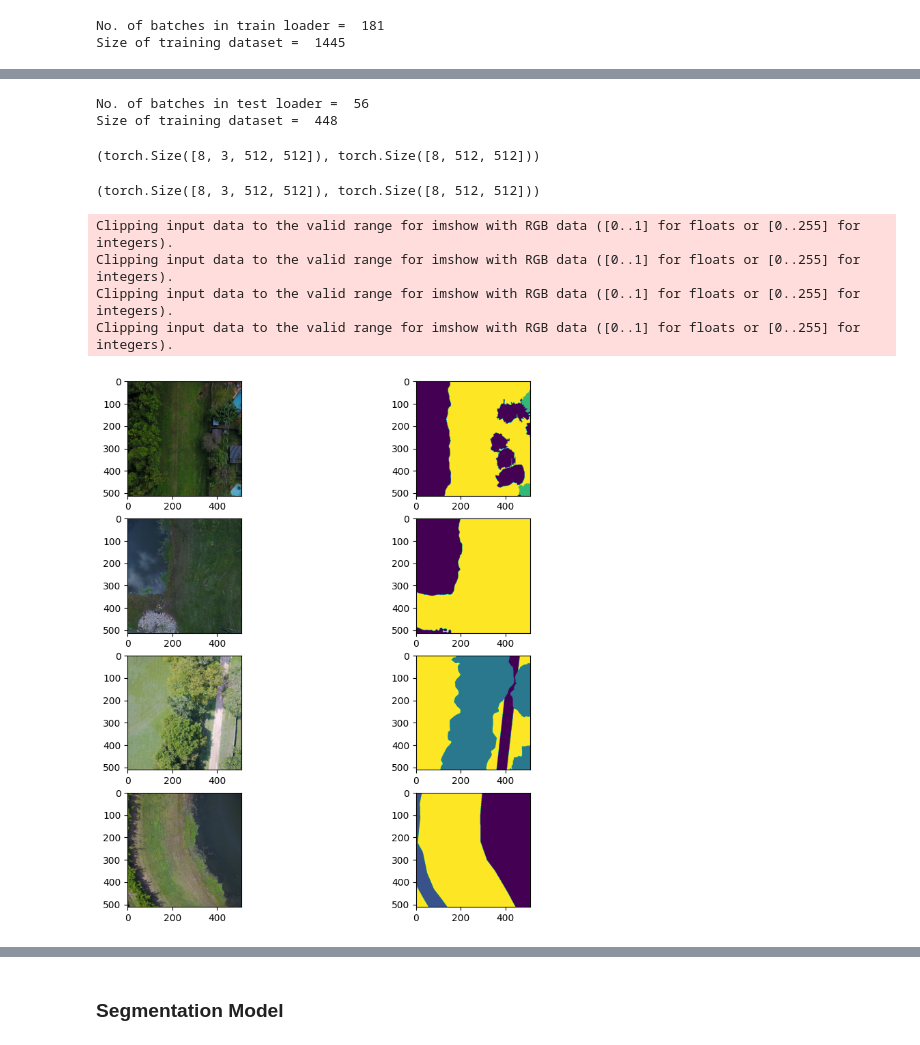
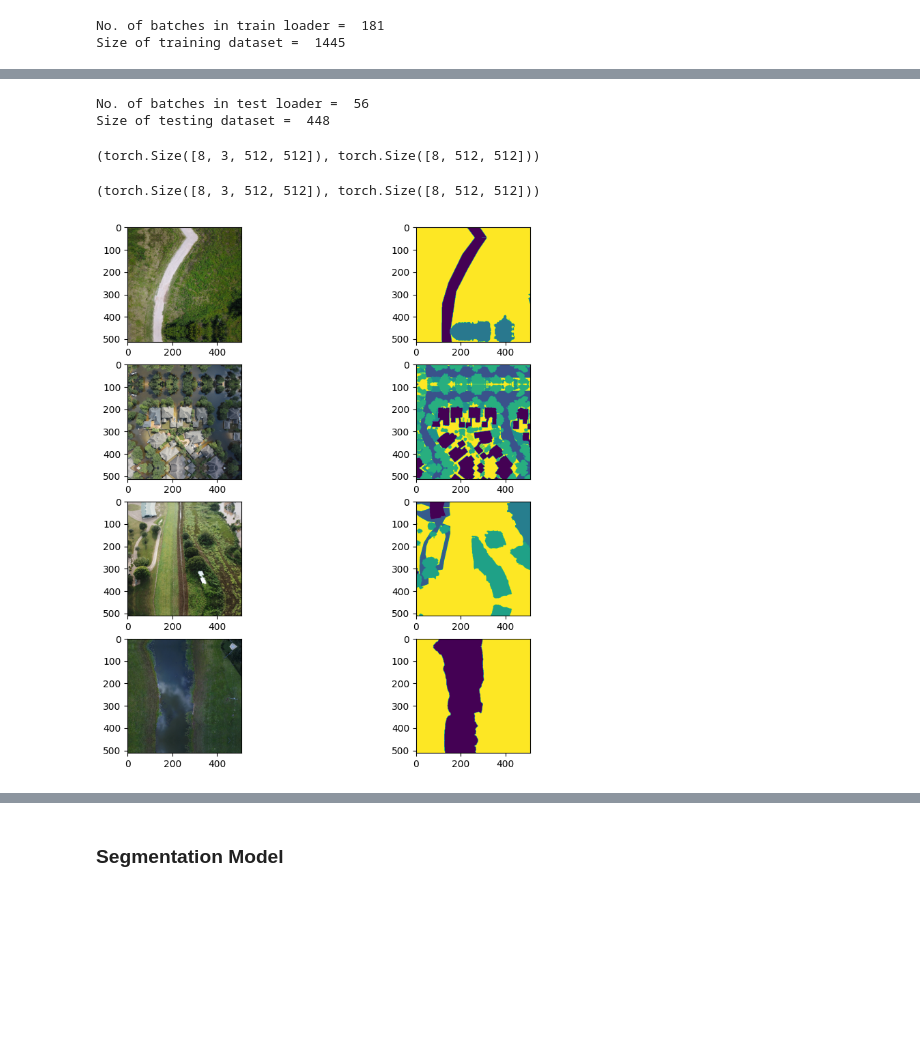
Before and after one commit to AniTho/scene_graph, a Jupyter notebook: work.ipynb, the cells around one changed output, grey strips where cells are left out. Drawn from its saved outputs; the diff is of its cells as text; code cells hidden in the pictures; blank space fills up the shorter version.

Commit message:
Calculated loss on validloader and add logging
Instead of testloader used validloader for tuning hyperparamters and
calculating loss and added wandb method for logging.

```diff
--- a/work.ipynb
+++ b/work.ipynb
@@ -93,13 +118,13 @@ plt.imshow(mask, cmap = 'gray');
 # %% [output]
 [figure]
 # %%
-unique_labels = []
-for img in tqdm(train_images):
-    mask_path = label_mask_path(train_mask_dir, img)
-    mask = np.asarray(Image.open(mask_path))
-    unique_label = np.unique(mask).tolist()
-    unique_labels.extend(unique_label)
-print(f"No of unique labels: {len(set(unique_labels))}")
+# unique_labels = []
+# for img in tqdm(train_images):
+#     mask_path = label_mask_path(train_mask_dir, img)
+#     mask = np.asarray(Image.open(mask_path))
+#     unique_label = np.unique(mask).tolist()
+#     unique_labels.extend(unique_label)
+# print(f"No of unique labels: {len(set(unique_labels))}")
 # %%
 class SatelliteDataset(Dataset):
     def __init__(self, imgs_dir, masks_dir, images, transforms = None):
@@ -126,12 +151,23 @@ class SatelliteDataset(Dataset):
         return self.masks_dir/f'{image_path.stem}_lab.png'
 # %%
 train_augmentation = A.Compose([A.LongestMaxSize(max_size=img_resize, interpolation=1),
+                                A.PadIfNeeded(min_height=img_resize, min_width=img_resize),
+                                A.HorizontalFlip(p = p_img_aug),
                                 A.RandomCrop(height = crop_size, width = crop_size),
                                 A.Normalize(mean = mean, std = std, max_pixel_value=1),
                                 ToTensorV2(),
                                 ])
 train_dataset = SatelliteDataset(train_img_dir, train_mask_dir, train_images, train_augmentation)
 trainloader = DataLoader(train_dataset, batch_size = batch_size, shuffle=True, num_workers=8, pin_memory=True)
+
+valid_augmentation = A.Compose([A.LongestMaxSize(max_size=img_resize, interpolation=1),
+                                A.PadIfNeeded(min_height=img_resize, min_width=img_resize),
+                                A.RandomCrop(height = crop_size, width = crop_size),
+                                A.Normalize(mean = mean, std = std, max_pixel_value=1),
+                                ToTensorV2(),
+                                ])
+valid_dataset = SatelliteDataset(valid_img_dir, valid_mask_dir, valid_images, valid_augmentation)
+validloader = DataLoader(valid_dataset, batch_size=batch_size, num_workers=8, pin_memory=True)
 # %%
 print('No. of batches in train loader = ',len(trainloader))
 print ('Size of training dataset = ',len(train_dataset) )
@@ -150,37 +193,34 @@ test_dataset = SatelliteDataset(test_img_dir, test_mask_dir, test_images, test_a
 testloader = DataLoader(test_dataset, batch_size=batch_size, num_workers=8, pin_memory=True)
 # %%
 print ('No. of batches in test loader = ',len(testloader))
-print ('Size of training dataset = ',len(test_dataset) )
+print ('Size of testing dataset = ',len(test_dataset) )
 # %% [output]
 No. of batches in test loader =  56
-Size of training dataset =  448
+Size of testing dataset =  448
 # %%
 train_imgs, train_masks = next(iter(trainloader))
 train_imgs.shape, train_masks.shape
 # %% [output]
 (torch.Size([8, 3, 512, 512]), torch.Size([8, 512, 512]))
-# %%
-test_imgs, test_masks = next(iter(testloader))
-test_imgs.shape, test_masks.shape
-# %% [output]
-(torch.Size([8, 3, 512, 512]), torch.Size([8, 512, 512]))
+# %%
+valid_imgs, valid_masks = next(iter(validloader))
+valid_imgs.shape, valid_masks.shape
+# %% [output]
+(torch.Size([8, 3, 512, 512]), torch.Size([8, 512, 512]))
 # %%
 fig, axes = plt.subplots(4, 2, figsize = (10,10))
 for i in range(4):
     # (H x W x C) -> (C x H x W)
     # Denormalizing input
     img = inv_transforms(train_imgs[i])
-    img, mask = np.transpose(img.cpu().detach(), (1,2,0)), train_masks[i]
+    img, mask = np.transpose(img.cpu().detach().numpy(), (1,2,0)), train_masks[i]
+    img = np.clip(img, 0, 1)
     axes[i, 0].imshow(img)
     #axes[i, 0].axis('off')
     axes[i, 1].imshow(mask)
     #axes[i, 1].axis('off')
 # %% [output]
-Clipping input data to the valid range for imshow with RGB data ([0..1] for floats or [0..255] for integers).
-Clipping input data to the valid range for imshow with RGB data ([0..1] for floats or [0..255] for integers).
-Clipping input data to the valid range for imshow with RGB data ([0..1] for floats or [0..255] for integers).
-Clipping input data to the valid range for imshow with RGB data ([0..1] for floats or [0..255] for integers).
-[figure, old version]
+[figure, new version]
 # %%
 fig, axes = plt.subplots(4, 2, figsize = (10,10))
 for i in range(4):
```
Also changed, not shown: parts of 13 cells of this notebook.
